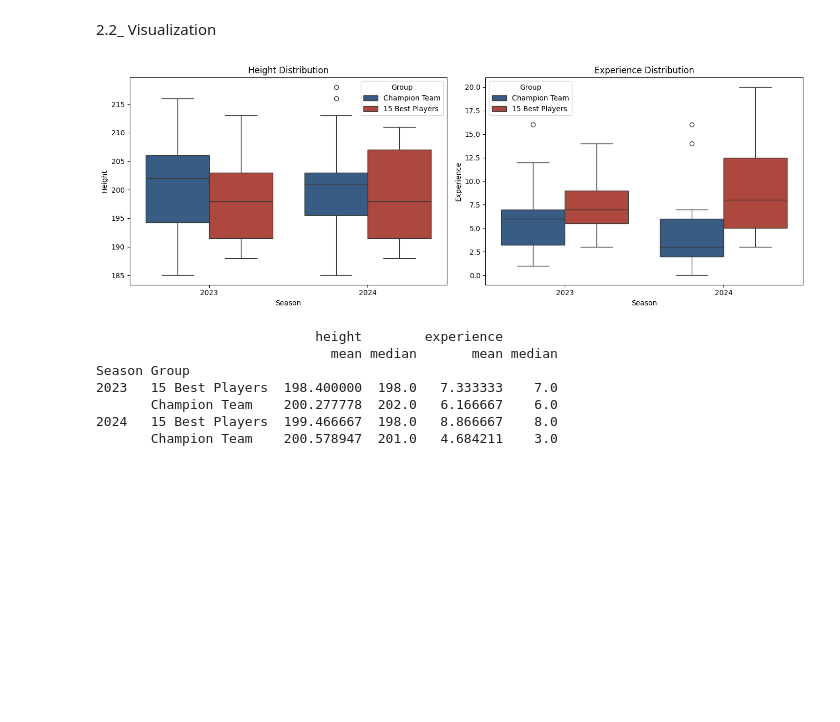
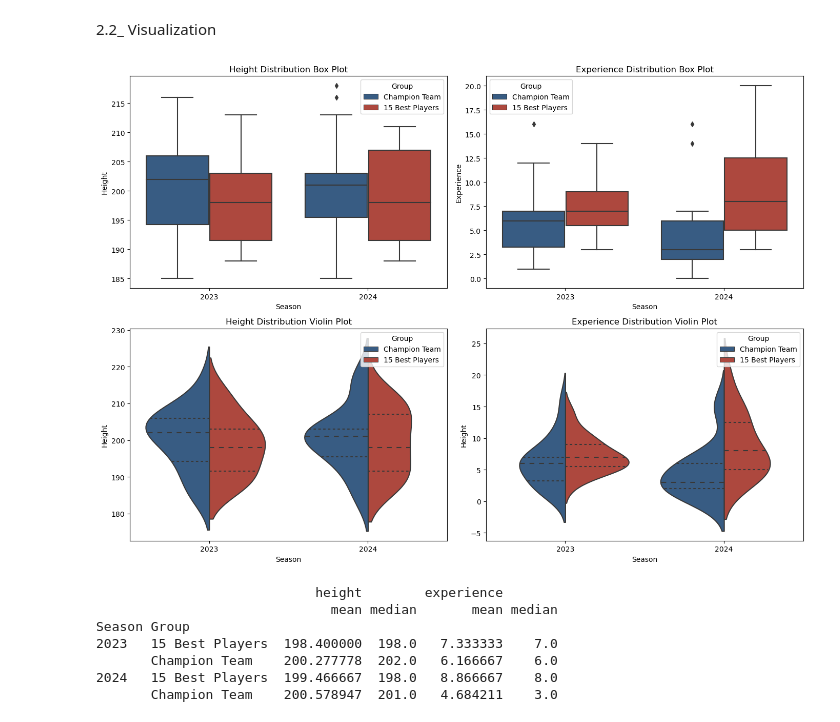
Before and after one commit to SadeghMahmoudAbadi/Basketball-Data-Analysis, a Jupyter notebook: analysis.ipynb, the cells around one changed output. Drawn from its saved outputs; the diff is of its cells as text; code cells hidden in the pictures; blank space fills up the shorter version.

Commit message:
Update analysis.ipynb
Added violin plot for 2.2_Visualization
Changed the ranking of top players from win-shares to points
Modified the histogram plot for 1.2_Visualization

```diff
--- a/analysis.ipynb
+++ b/analysis.ipynb
@@ -425,26 +428,66 @@ Last Two Seasons: [np.int64(2023), np.int64(2024)]
 # %% [markdown]
 2.2_ Visualization
 # %%
-plt.figure(figsize=(14, 5))
+fig, axes = plt.subplots(ncols=2, nrows=2, figsize=(14, 10))
 
-#height plot
-plt.subplot(1, 2, 1)
-sns.boxplot(data=df_q2, x="Season", y="height", hue="Group", palette=["#2b5c8f", "#c0392b"])
-plt.title("Height Distribution")
-plt.xlabel("Season")
-plt.ylabel("Height")
+# Height box-plot
+sns.boxplot(
+    ax=axes[0,0],
+    data=df_q2,
+    x="Season",
+    y="height",
+    hue="Group",
+    palette=["#2b5c8f", "#c0392b"]
+)
+axes[0, 0].set_title("Height Distribution Box Plot")
+axes[0, 0].set_xlabel("Season")
+axes[0, 0].set_ylabel("Height")
+# Height violin-plot
+sns.violinplot(
+    ax=axes[1,0],
+    data=df_q2,
+    x="Season",
+    y="height",
+    hue="Group",
+    split=True,
+    inner="quart",
+    palette=["#2b5c8f", "#c0392b"]
+)
+axes[1, 0].set_title("Height Distribution Violin Plot")
+axes[1, 0].set_xlabel("Season")
+axes[1, 0].set_ylabel("Height")
 
-#experience plot
-plt.subplot(1, 2, 2)
-sns.boxplot(data=df_q2, x="Season", y="experience", hue="Group", palette=["#2b5c8f", "#c0392b"])
-plt.title("Experience Distribution")
-plt.xlabel("Season")
-plt.ylabel("Experience")
+# Experience box-plot
+sns.boxplot(
+    ax=axes[0,1],
+    data=df_q2,
+    x="Season",
+    y="experience",
+    hue="Group",
+    palette=["#2b5c8f", "#c0392b"]
+)
+axes[0, 1].set_title("Experience Distribution Box Plot")
+axes[0, 1].set_xlabel("Season")
+axes[0, 1].set_ylabel("Experience")
+# Experience violin-plot
+sns.violinplot(
+    ax=axes[1,1],
+    data=df_q2,
+    x="Season",
+    y="experience",
+    hue="Group",
+    split=True,
+    inner="quart",
+    palette=["#2b5c8f", "#c0392b"]
+)
+axes[1, 1].set_title("Experience Distribution Violin Plot")
+axes[1, 1].set_xlabel("Season")
+axes[1, 1].set_ylabel("Height")
 
 plt.tight_layout()
 plt.show()
 # %% [output]
-[figure, old version]
+[figure, new version]
 # %%
 print(df_q2.groupby(["Season", "Group"])[["height", "experience"]].agg(["mean", "median"]))
 # %% [output]
```
Also changed, not shown: parts of 5 cells of this notebook.
